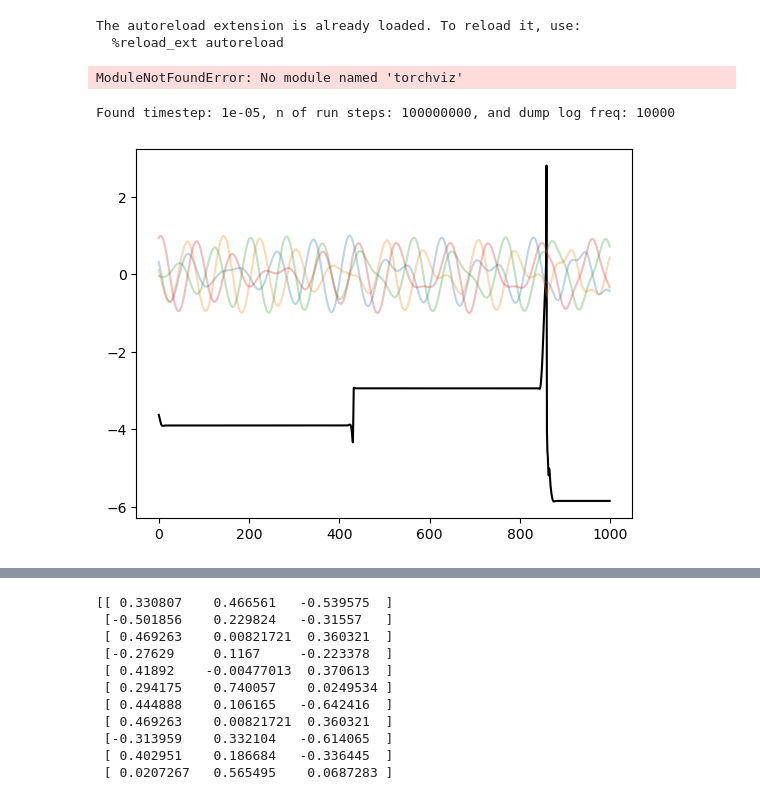
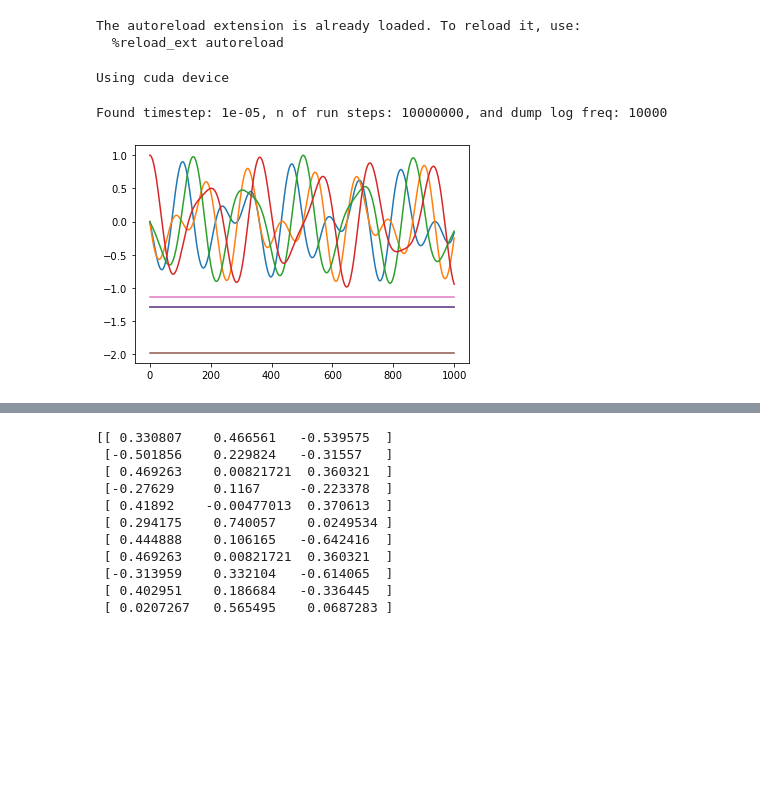
Before and after one commit to jakublala/coarsegrained-md-neural-ode, a Jupyter notebook: cg_potential_with_rotation.ipynb, the cells around one changed output, grey strips where cells are left out. Drawn from its saved outputs; the diff is of its cells as text; code cells hidden in the pictures; blank space fills up the shorter version.

```diff
--- a/cg_potential_with_rotation.ipynb
+++ b/cg_potential_with_rotation.ipynb
@@ -11,7 +11,7 @@ The autoreload extension is already loaded. To reload it, use:
 # %%
 from diffmd.solvers import odeint_adjoint
 from diffmd.utils import compute_grad
-from diffmd.utils import body_to_lab_frame, lab_to_body_frame, quat_to_euler_angles, normalize_quat, quat_rotation
+from diffmd.utils import quatquat, quatvec, vecquat, body_to_lab_frame, lab_to_body_frame, quat_to_euler_angles, normalize_quat, quat_rotation
 from analysis.reader import Reader
 
 
@@ -139,46 +139,38 @@ class ODEFunc(nn.Module):
 
             assert torch.norm(r_vector, dim=1).max() < 1.1, 'separation vector not normalised'
 
-            # TODO: is this the corect way to get euler angles? is the correct implementation in terms of the cosine and sine formula?
-            # TODO: test out different conventions of how to interpret quaternions
-            # TODO: write simple unit tests to check we are truly using the correct convention
-            theta = quat_to_euler_angles(q).view(-1, 2*3)
-            # print(theta.shape)
 
-            rtheta = torch.cat((r, theta), dim=1).view(-1, 2*3+1)
-            # print(rtheta.shape)
-            # torch.set_printoptions(profile="full")
-            # print(rtheta)
+            rq = torch.cat((r, torch.swapaxes(q, 0, 1).view(-1, 8)), dim=1).view(-1, self.dim)
+            assert torch.all(torch.flatten(q[:, 0, :]) == torch.swapaxes(q, 0, 1).view(-1, 8)[0, :]), 'incorrect resize'
+
             # TODO: check that harmonic restraint is calculated correctly
-            u = self.net(rtheta) - self.harmonic_restraint(r) # [potential energy, number of trajectories]
-            fT = -compute_grad(inputs=rtheta, output=u.T) # [force _ torque, number of trajectories]
+            u = self.net(rq) - self.harmonic_restraint(r) # [potential energy, number of trajectories]
+            grad = -compute_grad(inputs=rq, output=u.T) # [force _ torque, number of trajectories]
 
             # HACK: make sure we are splitting based on number of coordinates
-            f, T = torch.split(fT, [1, 6], dim=1) # capital T means in lab coordinates
+            grad_r, grad_q = torch.split(grad, [1, self.dim-1], dim=1) # capital T means in lab coordinates
 
             # TODO: do this without assigning variables to speed up computation
-            fA = - f * r_vector # [force, number of trajectories]
-            fB = f * r_vector
+            fA = - grad_r * r_vector # [force, number of trajectories]
+            fB = grad_r * r_vector
             f = torch.stack((fA, fB), dim=0)
 
             # translational motion
             # HACK: same mass for all bodies
             dvdt = f / self.mass
-            # print('dvdt', torch.norm(dvdt, dim=[0, 2]).mean()* time_step * log_freq)
             dxdt = v
-
-            # print('dxdt', torch.norm(dxdt, dim=[0, 2]).mean() * time_step * log_freq)
 
 
             # rotational motion
             # TODO: check that the reshape is doing the correct thing?
-            # TODO: should we even be rotating here?
-            dldt = quat_rotation(T.reshape(2, -1, 3), q, dim=2, is_vector=True) # rotate into body coords
-            dwdt = dldt[:, :, 1:] / self.inertia[:, None, :]
-            # assert 0 == 1
+            lbody = self.inertia[:, None, :] * lab_to_body_frame(w, q)
+            g = 2 * quatvec(q, lbody)
+            J_inv = 0
+            dwdt = 0.5 * (quatquat(dqdt, g) - quatquat(q, grad_q)) / self.inertia[:, None, :]
+            # TODO: do the quatquat function and finalize this computation
 
-            dqdt = (0.5 * body_to_lab_frame(w) @ q[:, :, :, None]).squeeze()
-            assert torch.all(dqdt[0, 0, :] == (0.5 * body_to_lab_frame(w)[0, 0, :, :] @ q[0, 0, :, None]).squeeze()), 'dqdt tensor update is incorrect'
+            assert 0 == 1
+            dqdt = 0.5 * vecquat(w, q)
 
         return (dvdt, dwdt, dxdt, dqdt)
 
@@ -226,7 +218,7 @@ def process_inertia(inertia):
     inertia = inertia.iloc[0, 1:].to_numpy().reshape(2, 3)
     return torch.from_numpy(inertia).to(device)
 
-def process_data(centre_of_masses, quaternions, velocities, ang_momenta, inertia):
+def process_data(centre_of_masses, quaternions, velocities, ang_velocities, inertia):
     # TODO: swap -1 and nparticles in view to avoid swapping axes later on
     # HACK: send a single trajectory
     ntraj = 1
@@ -257,11 +249,11 @@ def process_data(centre_of_masses, quaternions, velocities, ang_momenta, inertia
     vel = torch.from_numpy(np.hstack((vel1, vel2))).to(device).view(ntraj, -1, nparticles, vel_dim)
 
     # Get angular velocities
-    ang_mom = torch.from_numpy(ang_momenta.iloc[:, 1:].to_numpy()).to(device).view(ntraj, -1, nparticles, angvel_dim)
-    ang_vel = ang_mom / inertia.view(ntraj, -1, nparticles, angvel_dim)
+    ang_vel = ang_velocities.loc[:, ['c_av_1[1]', 'c_av_1[2]', 'c_av_1[3]', 'c_av_2[1]', 'c_av_2[2]', 'c_av_2[3]']].to_numpy()
+    ang_vel = torch.from_numpy(ang_vel).to(device).view(ntraj, -1, nparticles, angvel_dim)
     return (vel, ang_vel, coms, quats)
 # %% [output]
-ModuleNotFoundError: No module named 'torchviz'
+Using cuda device
 # %%
 def get_batch_mod(traj, batch_size, batch_length, dt):
     # TODO: change everything from ANGULAR VELOCITY to ANGULAR MOMENTUM
@@ -328,40 +320,40 @@ def get_batch_mod(traj, batch_size, batch_length, dt):
 
     return batch_t, pos_init, batch_trajs
 # %%
-prefix = 'hexagons/trajectories/dump_2503/cutoff-2.5/'
-file_name = prefix+'NVE-temp-2.25_K-0.018140589569161_r-0_s-5'
+# prefix = 'hexagons/trajectories/dump_2503/cutoff-2.5/'
+# file_name = prefix+'NVE-temp-2.25_K-0.018140589569161_r-0_s-5'
 
-# prefix = 'hexagons/trajectories/smooth/'
-# file_name = prefix+'NVE-temp-0.45_K-0.219478737997257_r-0_s-5'
+prefix = 'hexagons/trajectories/double/'
+file_name = prefix+'NVE-temp-0.45_K-0.219478737997257_r-0_s-5'
 
 
 reader = Reader(file_name)
 # log_labels, log_lines = reader.read_simulation_log()
 traj_labels, traj_lines = reader.read_reduced_traj(save=True)
 orig_labels, orig_lines = reader.read_original_traj(save=True)
 
 centre_of_masses, quaternions, velocities, ang_velocities, ang_momenta, inertia = get_data(file_name)
 com = centre_of_masses.iloc[:, 1:4].to_numpy()
 vel = velocities.iloc[:, 1:4].to_numpy()
 quats = quaternions.iloc[:, 1:5].to_numpy()
 ang_momenta = ang_momenta.iloc[:, 1:4].to_numpy()
 # use phase space to plot how far we are?
 end_index = 1000
 plt.plot(ang_momenta[0:1000, 0], 'k')
 # plt.show()
-plt.plot(quats[0:1000, 0], alpha=0.3)
-plt.plot(quats[0:1000, 1], alpha=0.3)
-plt.plot(quats[0:1000, 2], alpha=0.3)
-plt.plot(quats[0:1000, 3], alpha=0.3)
-# plt.plot(ang_momenta[0:1010, 0])
-# plt.plot(ang_momenta[0:1010, 1])
-# plt.plot(ang_momenta[0:1010, 2])
+plt.plot(quats[:, 0])
+plt.plot(quats[:, 1])
+plt.plot(quats[:, 2])
+plt.plot(quats[:, 3])
+plt.plot(ang_momenta[:, 0])
+plt.plot(ang_momenta[:, 1])
+plt.plot(ang_momenta[:, 2])
 
 
 plt.show()
 # %% [output]
-Found timestep: 1e-05, n of run steps: 100000000, and dump log freq: 10000
+Found timestep: 1e-05, n of run steps: 10000000, and dump log freq: 10000
-[figure, old version]
+[figure, new version]
 # %%
 from diffmd.solvers import odeint_adjoint
 torch.manual_seed(5)
```
Also changed, not shown: parts of 3 cells of this notebook, 41 other files.
